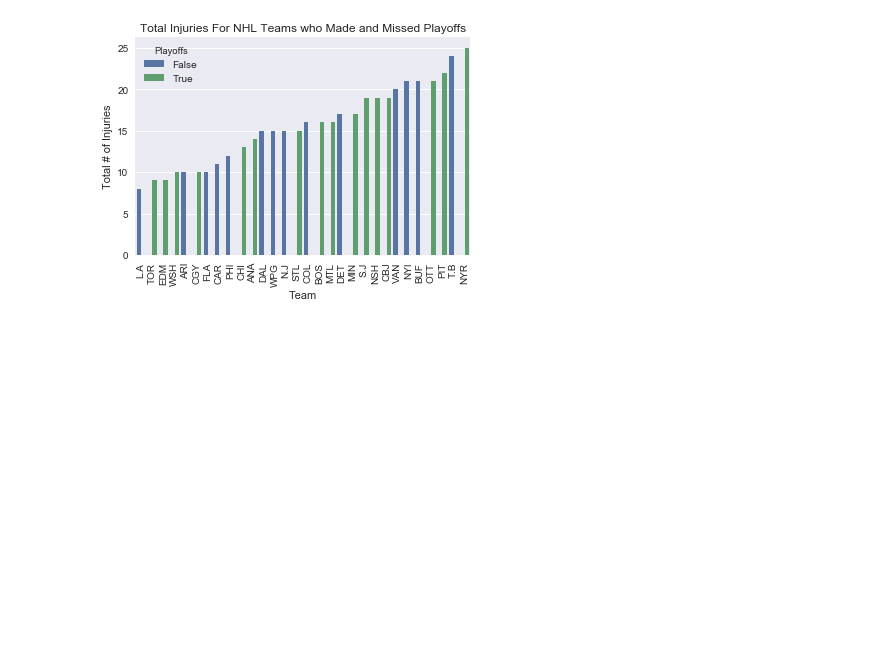
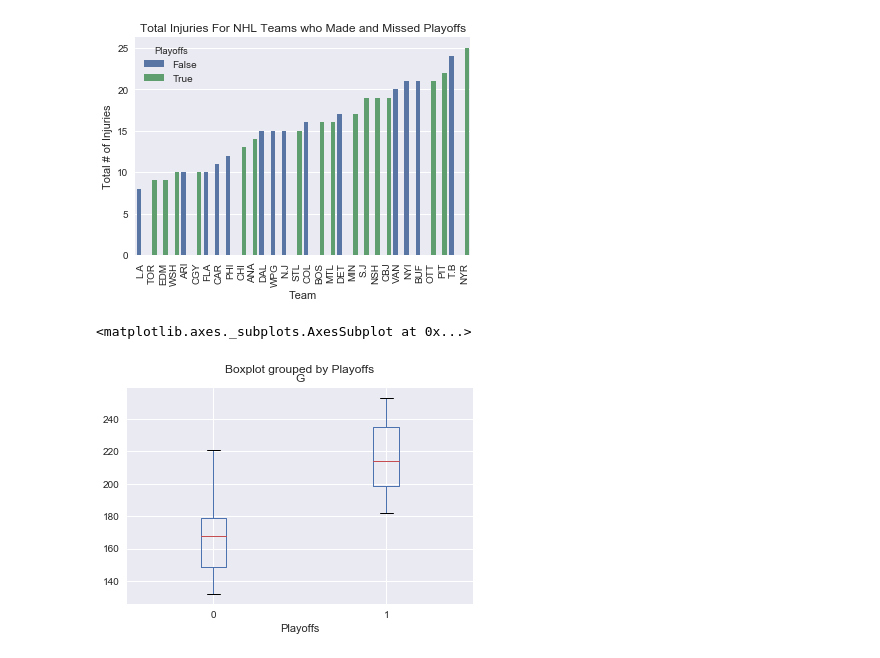
Before and after one commit to jaredbgo/NHL_analysis, a Jupyter notebook: NHL_Analysis.ipynb, the cells around one changed output. Drawn from its saved outputs; the diff is of its cells as text; code cells hidden in the pictures; blank space fills up the shorter version.

Commit message:
Adding logit model for playoffs~goals

```diff
--- a/NHL_Analysis.ipynb
+++ b/NHL_Analysis.ipynb
@@ -500,10 +501,19 @@ plt.ylabel("Total # of Injuries")
 # %%
 poff_logit_frame = nhl_frame_23_nt.groupby("Team")["G"].sum().to_frame().reset_index()
 scoringp = nhl_frame_23_nt.groupby("Team")["Score_pct"].mean().to_frame().reset_index()
 newframe = pd.merge(poff_logit_frame, scoringp, on = "Team")
 plusminus = nhl_frame_23_nt.groupby("Team")["+/-"].sum().to_frame().reset_index()
 inj_f = nhl_frame_23_nt.groupby("Team")["num_inj"].sum().to_frame().reset_index()
+corsi_team = nhl_frame_23_nt.groupby("Team")["Diff"].mean().to_frame().reset_index()
+grit_team = nhl_frame_23_nt.groupby("Team")["Grit"].mean().to_frame().reset_index()
 newframe = pd.merge(newframe, plusminus, on = "Team")
+newframe = pd.merge(newframe, corsi_team, on = "Team")
+newframe = pd.merge(newframe, grit_team, on = "Team")
 newframe["Playoffs"] = newframe.Team.map(playoff_dict)
+newframe["Playoffs"] = newframe.Playoffs.map({True: 1, False: 0})
 #You can merge all in one line
-#sns.regplot(data = newframe, x = "+/-", y = "Playoffs", logistic = True)
+#sns.regplot(data = newframe, x = "G", y = "Playoffs", logistic = True)
+newframe.boxplot(column = "G", by = "Playoffs") # it appears goals tend to be higher for playoff teams
+# %% [output]
+<matplotlib.axes._subplots.AxesSubplot at 0x...>
+[figure, added]
```
Also changed, not shown: parts of 7 cells of this notebook.
